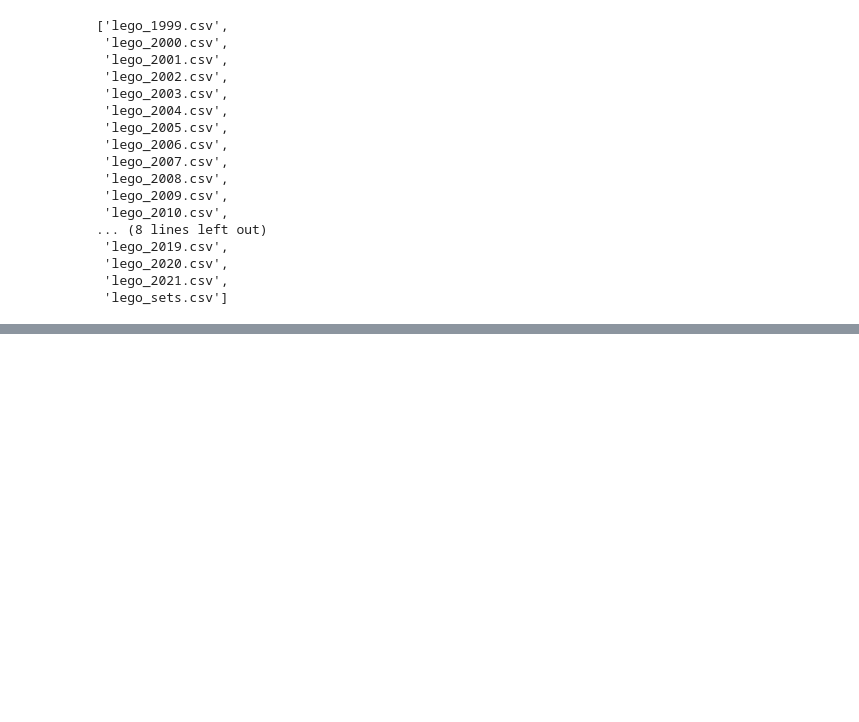
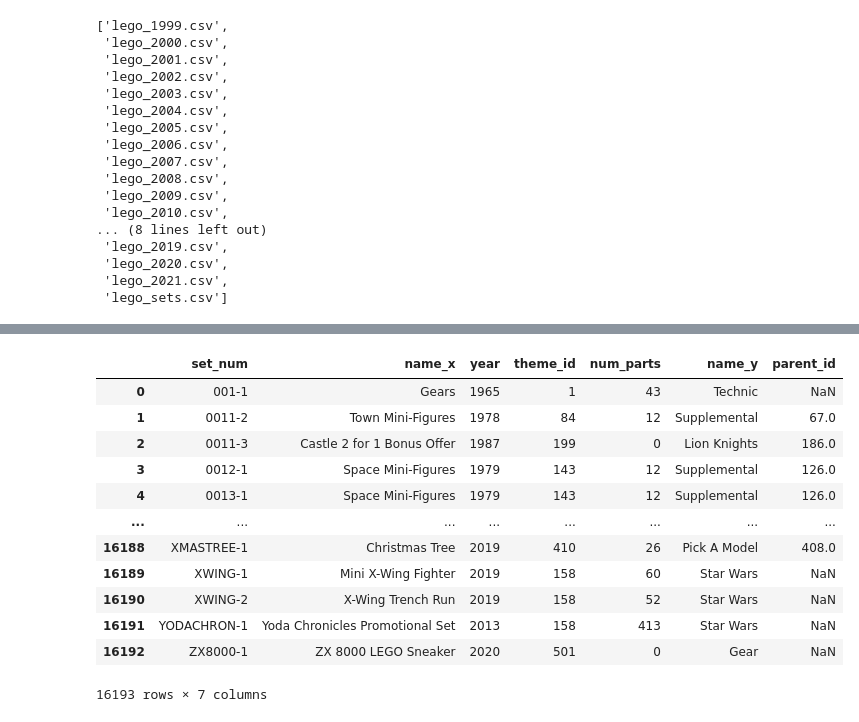
Before and after one commit to rololevy/An-lisis_de_datos_Python, a Jupyter notebook: notebooks/modulo2.ipynb, the cells around one changed output, grey strips where cells are left out. Saved outputs shown, nothing was run; the diff lists cells and outputs as text; code cells hidden in the pictures; blank space fills up the shorter version.

```diff
--- a/notebooks/modulo2.ipynb
+++ b/notebooks/modulo2.ipynb
@@ -208,0 +262,3 @@ lego_sets.to_csv(rf"..\datasets\02-merging-dataframes\sets-year\lego_sets.csv",
+# %%
+sets_with_themes = pd.merge(sets, themes, left_on="theme_id", right_on="id")
+sets_with_themes.head()
@@ -208,0 +272,17 @@ lego_sets.to_csv(rf"..\datasets\02-merging-dataframes\sets-year\lego_sets.csv",
+# %%
+sets_with_themes = sets_with_themes.drop('id', axis = 1)
+sets_with_themes
+# %% [output]
+|  | set_num | name_x | year | theme_id | num_parts | name_y | parent_id |
+| 0 | 001-1 | Gears | 1965 | 1 | 43 | Technic | NaN |
+| 1 | 0011-2 | Town Mini-Figures | 1978 | 84 | 12 | Supplemental | 67.0 |
+| 2 | 0011-3 | Castle 2 for 1 Bonus Offer | 1987 | 199 | 0 | Lion Knights | 186.0 |
+| 3 | 0012-1 | Space Mini-Figures | 1979 | 143 | 12 | Supplemental | 126.0 |
+| 4 | 0013-1 | Space Mini-Figures | 1979 | 143 | 12 | Supplemental | 126.0 |
+| ... | ... | ... | ... | ... | ... | ... | ... |
+| 16188 | XMASTREE-1 | Christmas Tree | 2019 | 410 | 26 | Pick A Model | 408.0 |
+| 16189 | XWING-1 | Mini X-Wing Fighter | 2019 | 158 | 60 | Star Wars | NaN |
+| 16190 | XWING-2 | X-Wing Trench Run | 2019 | 158 | 52 | Star Wars | NaN |
+| 16191 | YODACHRON-1 | Yoda Chronicles Promotional Set | 2013 | 158 | 413 | Star Wars | NaN |
+| 16192 | ZX8000-1 | ZX 8000 LEGO Sneaker | 2020 | 501 | 0 | Gear | NaN |
+16193 rows × 7 columns
```
Also changed, not shown: parts of 64 cells of this notebook.
